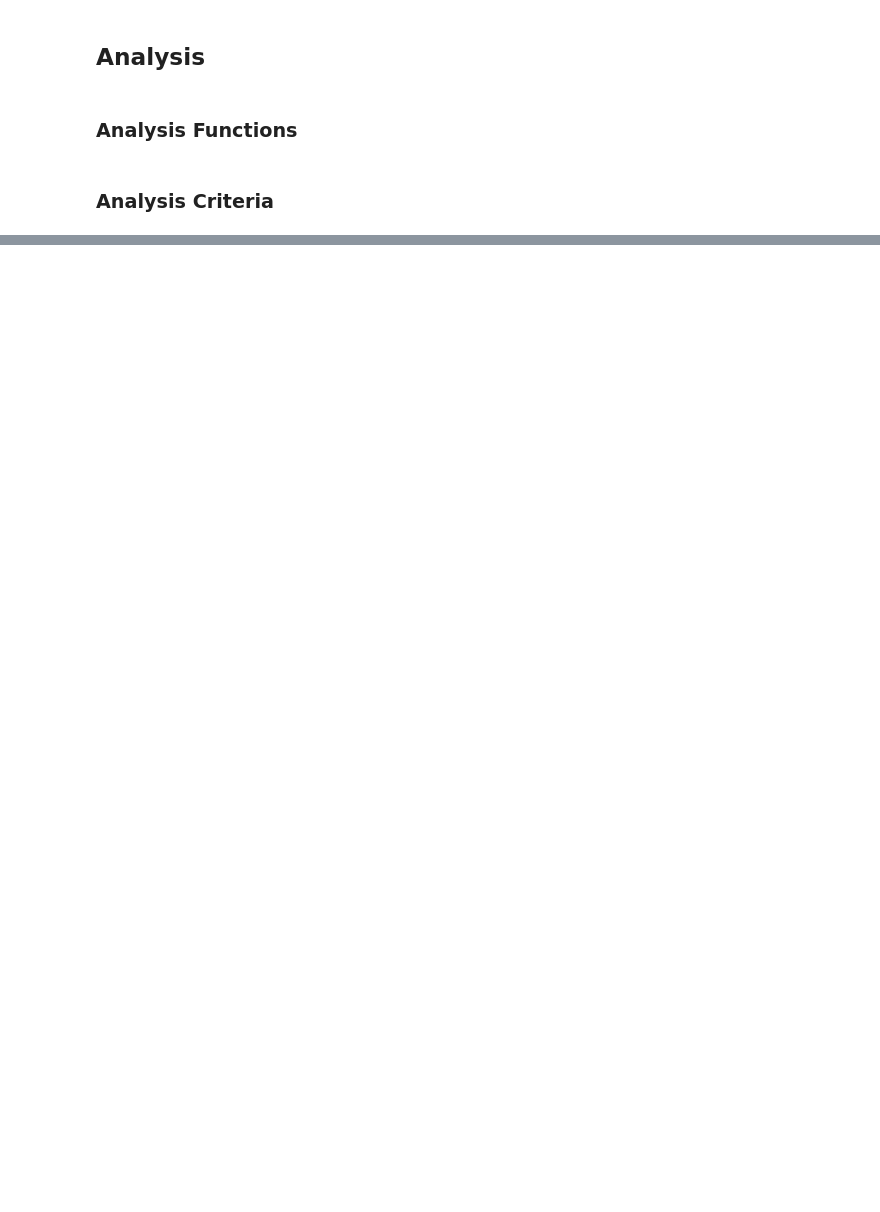
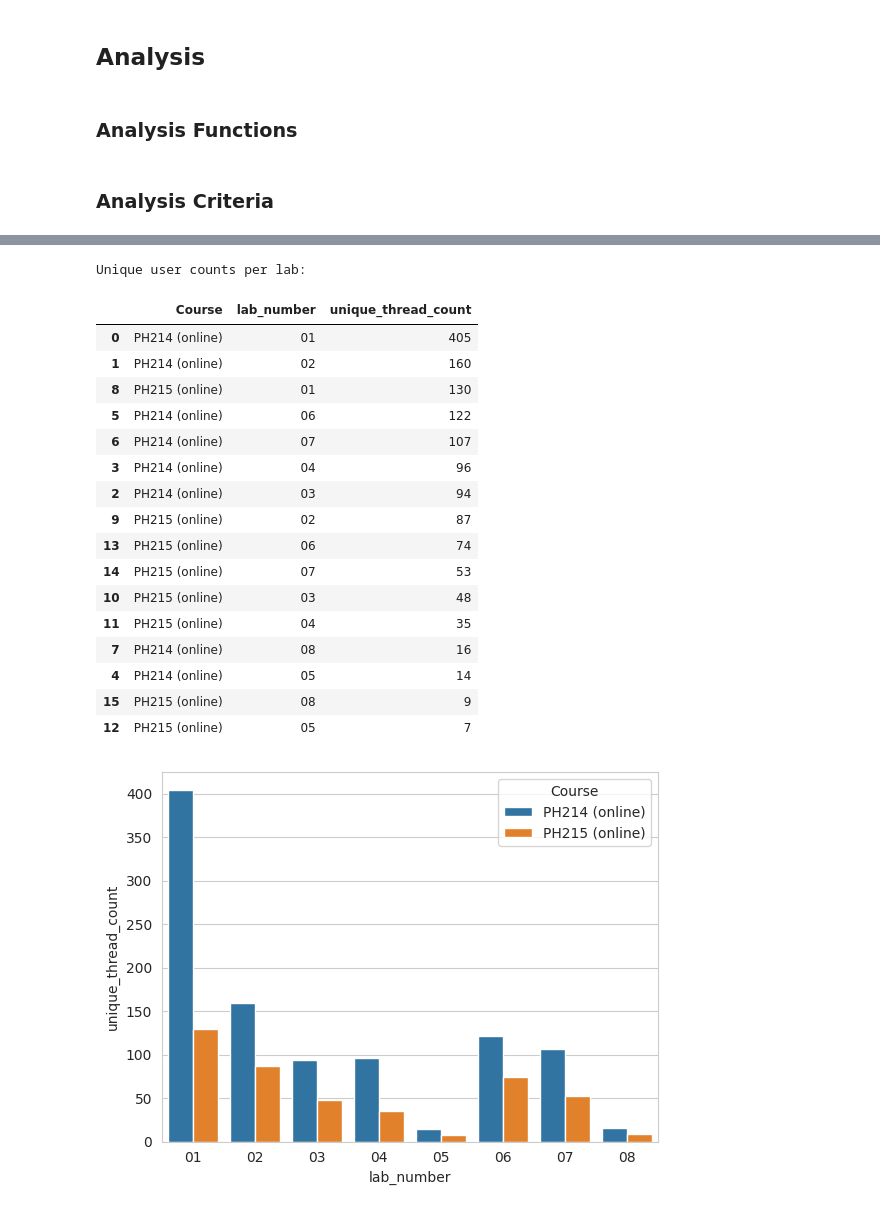
Before and after one commit to PeaceAndLongLife/Analysis-Colab, a Jupyter notebook: notebooks/Data_transcript_statistics.ipynb, the cells around one changed output, grey strips where cells are left out. Saved outputs shown, nothing was run; the diff lists cells and outputs as text; code cells hidden in the pictures; blank space fills up the shorter version.

```diff
--- a/notebooks/Data_transcript_statistics.ipynb
+++ b/notebooks/Data_transcript_statistics.ipynb
@@ -251,16 +556,37 @@ display(thread_counts_df.sort_values(by=['unique_thread_count'], ascending=False
 # %%
 # @title count conversations by lab_number {"form-width":"20%"}
 drop_counts_under = 0 # @param {"type":"slider","min":0,"max":100,"step":1}
 # @markdown the x axis represents the lab number.
 
 current_df = combined_df
 
 thread_counts_df = current_df.groupby(['Course', 'lab_number'])['thread'].nunique().reset_index().sort_values(by=['lab_number'])
 thread_counts_df.rename(columns={'thread': 'unique_thread_count'}, inplace=True)
 # thread_counts_df = thread_counts_df.sort_values(by=['question'])
 print("Unique user counts per lab:")
-analyze_bar_graph(thread_counts_df, 'lab_number', 'unique_thread_count', 'Conversation Count by Question', tick_label_size=7)
+sns.barplot(data=thread_counts_df, x='lab_number', y='unique_thread_count', hue='Course', dodge=True)
+# analyze_bar_graph(thread_counts_df, 'lab_number', 'unique_thread_count', 'Conversation Count by Question', tick_label_size=7)
 display(thread_counts_df.sort_values(by=['unique_thread_count'], ascending=False))
+# %% [output]
+Unique user counts per lab:
+|  | Course | lab_number | unique_thread_count |
+| 0 | PH214 (online) | 01 | 405 |
+| 1 | PH214 (online) | 02 | 160 |
+| 8 | PH215 (online) | 01 | 130 |
+| 5 | PH214 (online) | 06 | 122 |
+| 6 | PH214 (online) | 07 | 107 |
+| 3 | PH214 (online) | 04 | 96 |
+| 2 | PH214 (online) | 03 | 94 |
+| 9 | PH215 (online) | 02 | 87 |
+| 13 | PH215 (online) | 06 | 74 |
+| 14 | PH215 (online) | 07 | 53 |
+| 10 | PH215 (online) | 03 | 48 |
+| 11 | PH215 (online) | 04 | 35 |
+| 7 | PH214 (online) | 08 | 16 |
+| 4 | PH214 (online) | 05 | 14 |
+| 15 | PH215 (online) | 08 | 9 |
+| 12 | PH215 (online) | 05 | 7 |
+[figure, added]
 # %%
 # @title count users per lab {"form-width":"20%"}
 
```
Also changed, not shown: parts of 21 cells of this notebook.
